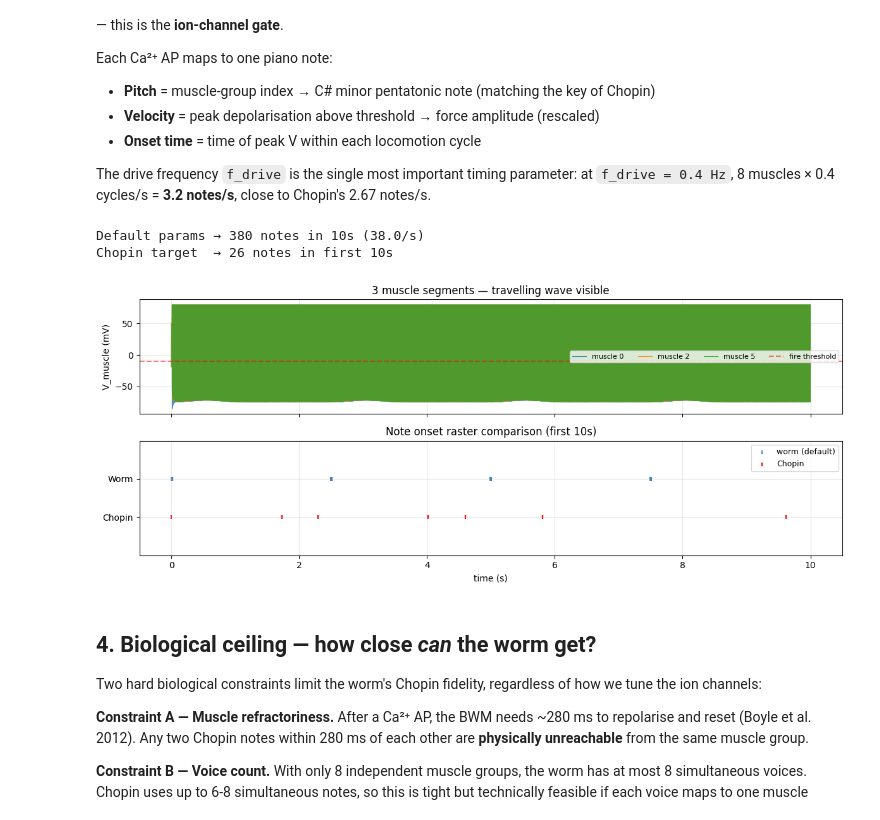
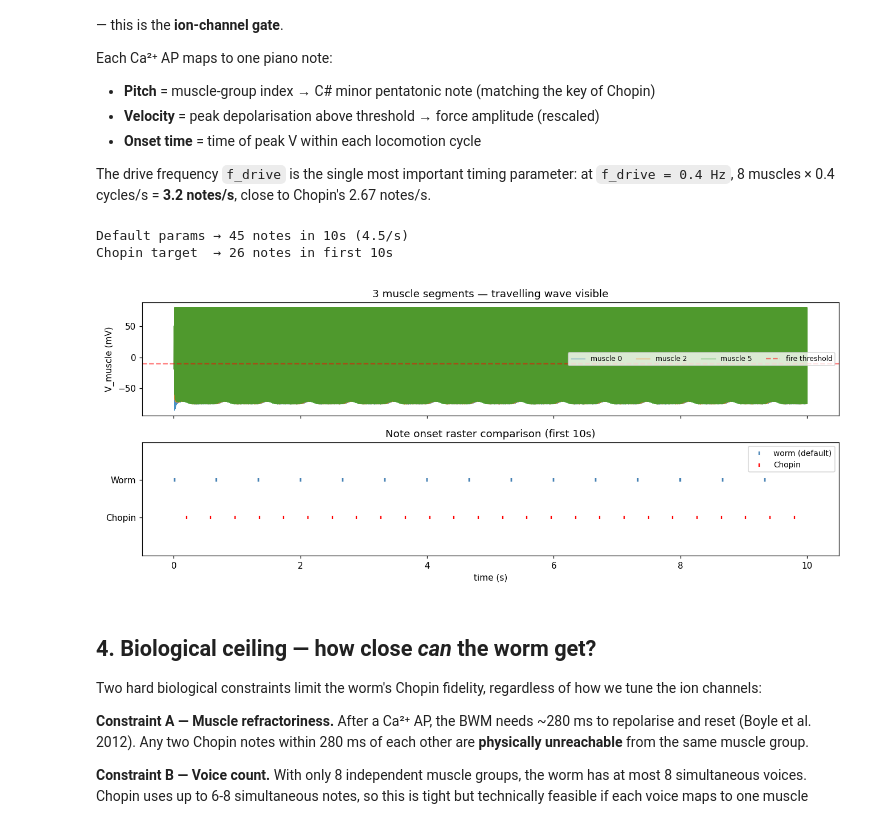
Before and after one commit to VahidGh/wormuse, a Jupyter notebook: PyANNOW/notebooks/02_chopin_worm_optimizer.ipynb, the cells around one changed output. Drawn from its saved outputs; the diff is of its cells as text; code cells hidden in the pictures.

```diff
--- a/PyANNOW/notebooks/02_chopin_worm_optimizer.ipynb
+++ b/PyANNOW/notebooks/02_chopin_worm_optimizer.ipynb
@@ -159,38 +159,38 @@ The drive frequency `f_drive` is the single most important timing parameter: at
 # %%
 # Visualise one 10-second forward pass with default parameters
 result_default = run_forward_fast(DEFAULT_PARAMS, duration_s=10.0, dt_ms=0.5,
-                                  drive_freq_hz=0.4, drive_amplitude=8.0, random_seed=42)
+                                  drive_freq_hz=1.5, drive_amplitude=12.0, random_seed=42)
 onsets_default = onsets_from_result(result_default)
 print(f'Default params → {len(onsets_default)} notes in 10s ({len(onsets_default)/10:.1f}/s)')
 print(f'Chopin target  → {len(t_on_all[t_on_all<=10])} notes in first 10s ')
 
 fig, axes = plt.subplots(2, 1, figsize=(12, 5), sharex=True)
 
 # Muscle voltage traces (first 3 segments)
 t_ms = result_default['t_arr_ms']
 for j, col in [(0, 'steelblue'), (2, 'orange'), (5, 'green')]:
     axes[0].plot(t_ms / 1000, result_default['V_muscles'][:, j],
                 lw=0.8, alpha=0.8, label=f'muscle {j}')
 axes[0].axhline(-10, ls='--', color='red', alpha=0.5, label='fire threshold')
 axes[0].set(ylabel='V_muscle (mV)', title='3 muscle segments — travelling wave visible')
 axes[0].legend(fontsize=8, ncol=4)
 
 # Note-event raster vs Chopin ground truth
 if onsets_default.size:
     axes[1].scatter(onsets_default, np.ones(len(onsets_default)) * 1.2, s=20,
                     color='steelblue', marker='|', label='worm (default)')
 t_clip = t_on_all[t_on_all <= 10]
 axes[1].scatter(t_clip, np.ones(len(t_clip)) * 0.8, s=20,
                 color='red', marker='|', label='Chopin')
 axes[1].set(xlabel='time (s)', ylabel='', yticks=[0.8, 1.2],
             yticklabels=['Chopin', 'Worm'], ylim=(0.4, 1.6),
             title='Note onset raster comparison (first 10s)')
 axes[1].legend(fontsize=9)
 plt.tight_layout(); plt.savefig(OUTDIR / '03_forward_model.png', dpi=110); plt.show()
 # %% [output]
-Default params → 380 notes in 10s (38.0/s)
+Default params → 45 notes in 10s (4.5/s)
 Chopin target  → 26 notes in first 10s
-[figure, old version]
+[figure, new version]
 # %% [markdown]
 ## 4. Biological ceiling — how close *can* the worm get?
 
```
Also changed, not shown: parts of 2 cells of this notebook.
